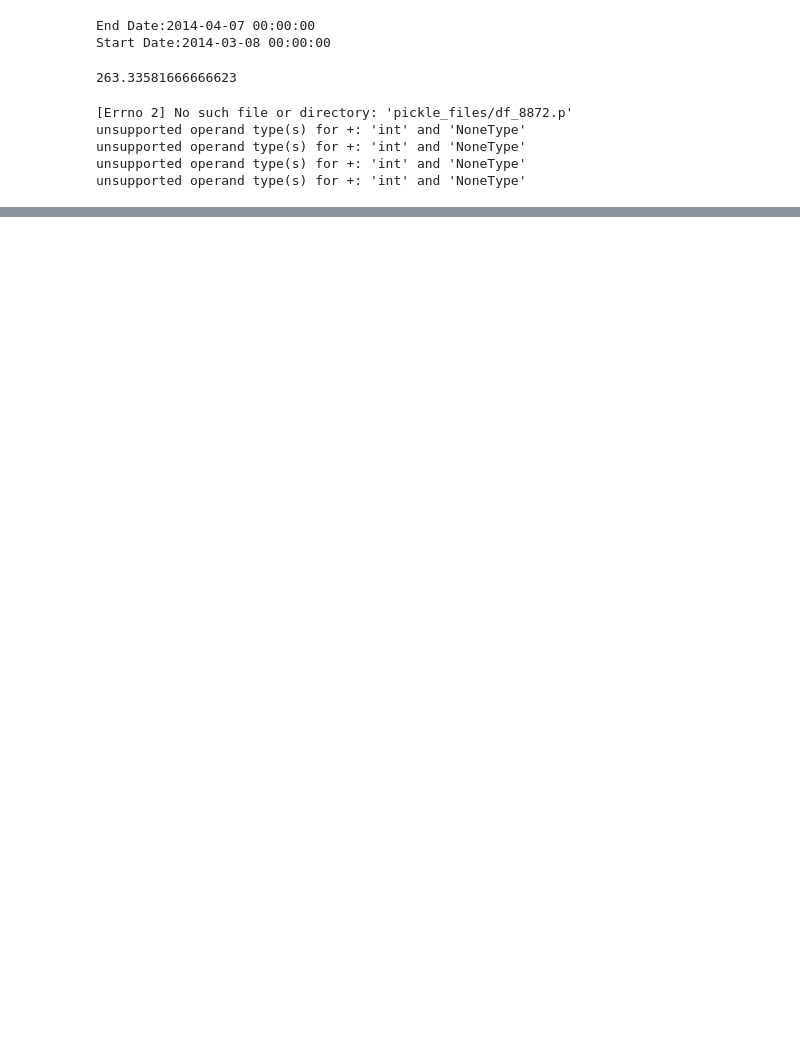
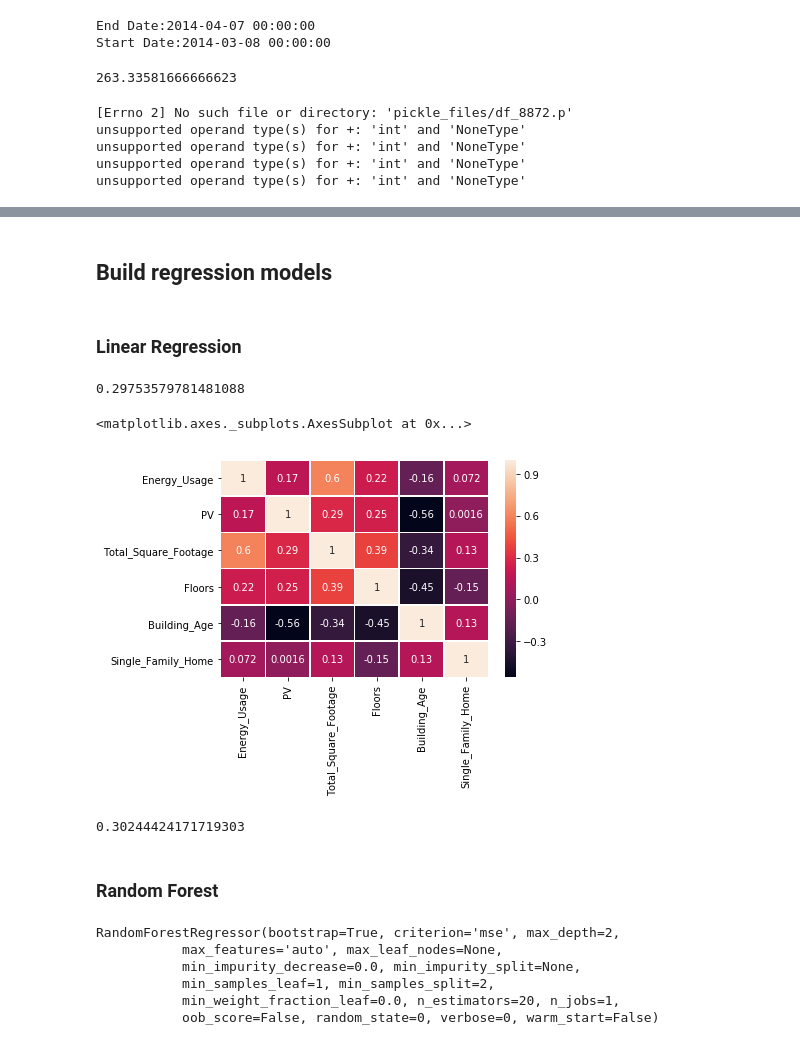
Before and after one commit to kzhao682/Smart_Energy_Consumption, a Jupyter notebook: 03_Building_Features_Regression.ipynb, the cells around one changed output, grey strips where cells are left out. Saved outputs shown, nothing was run; the diff lists cells and outputs as text; code cells hidden in the pictures; blank space fills up the shorter version.

```diff
--- a/03_Building_Features_Regression.ipynb
+++ b/03_Building_Features_Regression.ipynb
@@ -157,0 +115,8 @@ df_meta_physical
+# %%
+#make dummy variables for building type
+df_regression = df_regression.join(pd.get_dummies(df_regression.building_type_x))
+# %%
+#Rename columns
+df_regression.rename(columns={'building_type_x':'Building_Type', 'pv_x':'PV', 'house_construction_year_x':'Construction_Year',
+                             'total_square_footage_x': 'Total_Square_Footage', 'Single-Family Home': 'Single_Family_Home',
+                             'Town Home': 'Town_Home'}, inplace=True)
@@ -157,0 +133,22 @@ df_meta_physical
+# %% [markdown]
+## Build regression models
+# %% [markdown]
+### Linear Regression
+# %%
+lr_model = LinearRegression()
+cross_valiator = KFold(n_splits=5, shuffle=True, random_state=910)
+y = df_regression['Energy_Usage']
+X = df_regression.drop(['dataid','Building_Type','Construction_Year','Energy_Usage', 'Town_Home'], axis=1)
+# %%
+df_regression_new = pd.DataFrame(y)
+df_regression_new = df_regression_new.join(X)
+# %%
+scores = cross_val_score(lr_model, X, y, cv=cross_valiator)
+np.mean(scores)
+# %% [output]
+0.29753579781481088
+# %%
+sns.heatmap(df_regression_new.corr(),annot=True,linewidth=0.5)
+# %% [output]
+<matplotlib.axes._subplots.AxesSubplot at 0x...>
+[figure, added]
@@ -157,0 +160,7 @@ df_meta_physical
+# %%
+scores = cross_val_score(lr_model2, X, y, cv=cross_valiator)
+np.mean(scores)
+# %% [output]
+0.30244424171719303
+# %% [markdown]
+### Random Forest
@@ -157,0 +169,10 @@ df_meta_physical
+# %%
+rf_model = RandomForestRegressor(n_estimators=20, max_depth=2, random_state=0)
+rf_model.fit(X,y)
+# %% [output]
+RandomForestRegressor(bootstrap=True, criterion='mse', max_depth=2,
+           max_features='auto', max_leaf_nodes=None,
+           min_impurity_decrease=0.0, min_impurity_split=None,
+           min_samples_leaf=1, min_samples_split=2,
+           min_weight_fraction_leaf=0.0, n_estimators=20, n_jobs=1,
+           oob_score=False, random_state=0, verbose=0, warm_start=False)
```
Also changed, not shown: parts of 37 cells of this notebook, 2 other files.
